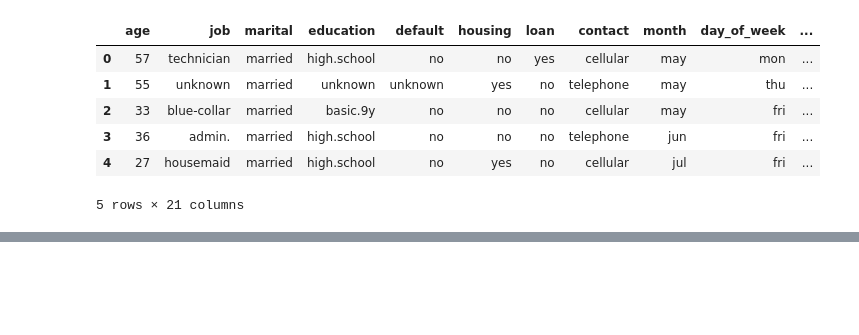
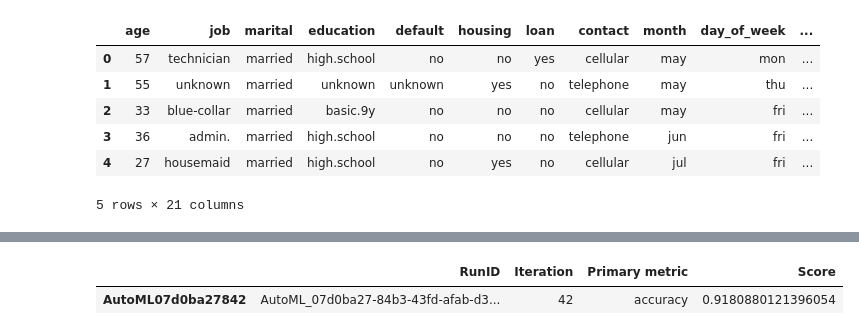
Before and after one commit to lucazav/nd00333_AZMLND_Optimizing_a_Pipeline_in_Azure-Starter_Files, a Jupyter notebook: udacity-project.ipynb, the cells around one changed output, grey strips where cells are left out. Cells and saved outputs as stored; diff of their text form; code cells hidden in the pictures; blank space fills up the shorter version.

Commit message:
AutoML experiment

```diff
--- a/udacity-project.ipynb
+++ b/udacity-project.ipynb
@@ -182,14 +232,11 @@ azureml.train.automl.utilities.get_primary_metrics('classification')
 from azureml.train.automl import AutoMLConfig
 
 # Set parameters for AutoMLConfig
-# NOTE: DO NOT CHANGE THE experiment_timeout_minutes PARAMETER OR YOUR INSTANCE WILL TIME OUT.
-# If you wish to run the experiment longer, you will need to run this notebook in your own
-# Azure tenant, which will incur personal costs.
 automl_config = AutoMLConfig(
     experiment_timeout_minutes=30,
     task='classification',
     primary_metric='accuracy',
-    training_data=x,
+    training_data=train_df,
     label_column_name='y',
     n_cross_validations=10)
 # %%
@@ -210,4 +276,21 @@ automl_run.wait_for_completion(show_output=False)
 # %%
 # Retrieve and save your best automl model.
 
-### YOUR CODE HERE ###
+best_run, best_model = automl_run.get_output()
+# %%
+run_details = best_run.get_details()
+
+model_details = {
+    'RunID': [run_details['runId']],
+    'Iteration': [run_details['properties']['iteration']],
+    'Primary metric': [run_details['properties']['primary_metric']],
+    'Score': [run_details['properties']['score']]
+}
+
+df = pd.DataFrame(model_details,
+                  columns = ['RunID','Iteration','Primary metric','Score'],
+                  index=[run_details['properties']['model_name']])
+df
+# %% [output]
+|  | RunID | Iteration | Primary metric | Score |
+| AutoML07d0ba27842 | AutoML_07d0ba27-84b3-43fd-afab-d3... | 42 | accuracy | 0.9180880121396054 |
```
Also changed, not shown: parts of 19 cells of this notebook, 3 other files.
